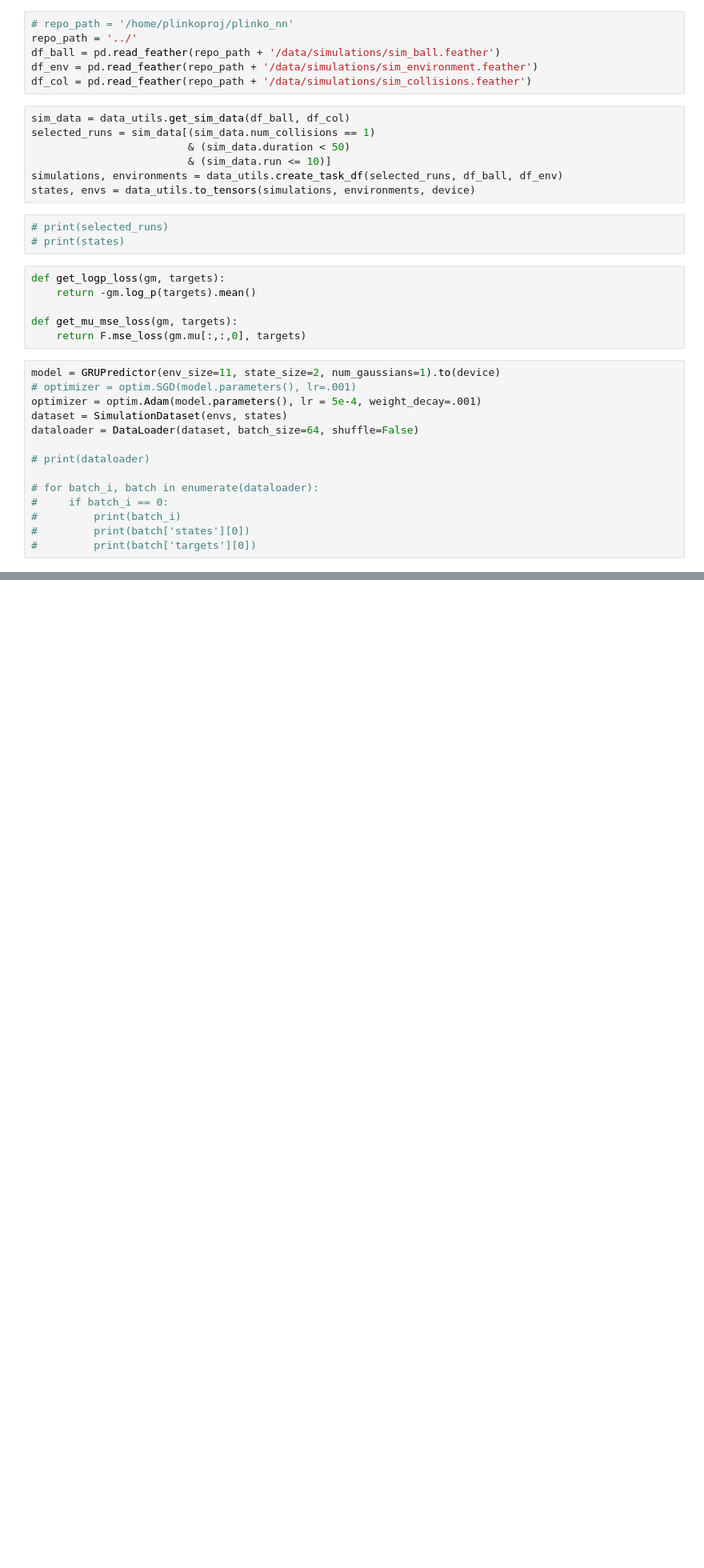
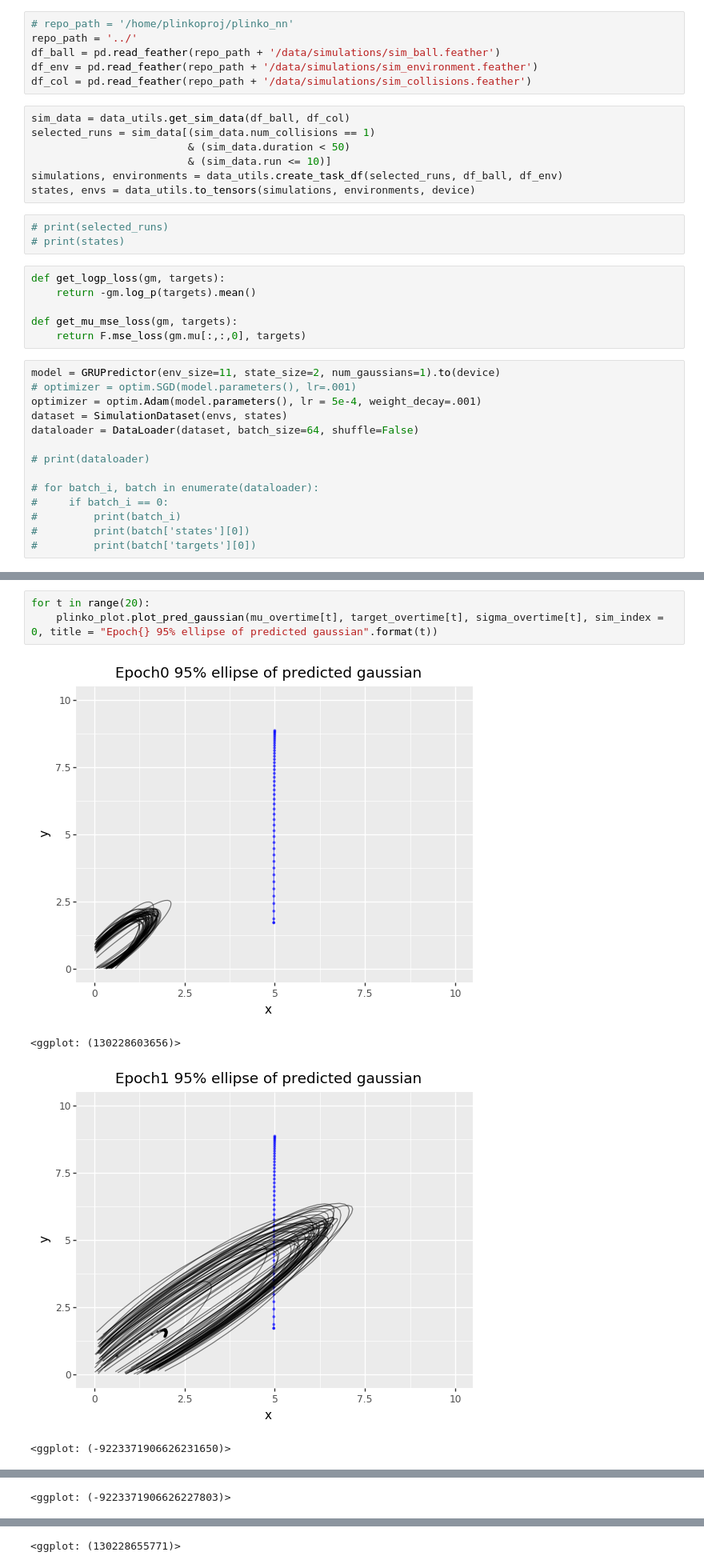
Before and after one commit to tepzhang/plinko_nn, a Jupyter notebook: scripts/train_gru.ipynb, the cells around one changed output, grey strips where cells are left out. Shown at 80% size. Cells and saved outputs as stored; diff of their text form; blank space fills up the shorter version.

```diff
--- a/scripts/train_gru.ipynb
+++ b/scripts/train_gru.ipynb
@@ -143,0 +159,8 @@ plinko_plot.plot_variance_over_time(sigma_overtime)
+# %%
+for t in range(20):
+    plinko_plot.plot_pred_gaussian(mu_overtime[t], target_overtime[t], sigma_overtime[t], sim_index = 0, title = "Epoch{} 95% ellipse of predicted gaussian".format(t))
+# %% [output]
+[figure, added]
+<ggplot: (130228603656)>
+[figure, added]
+<ggplot: (-9223371906626231650)>
@@ -143,0 +168 @@ plinko_plot.plot_variance_over_time(sigma_overtime)
+<ggplot: (-9223371906626227803)>
@@ -143,0 +170 @@ plinko_plot.plot_variance_over_time(sigma_overtime)
+<ggplot: (130228655771)>
```
Also changed, not shown: parts of 4 cells of this notebook.
